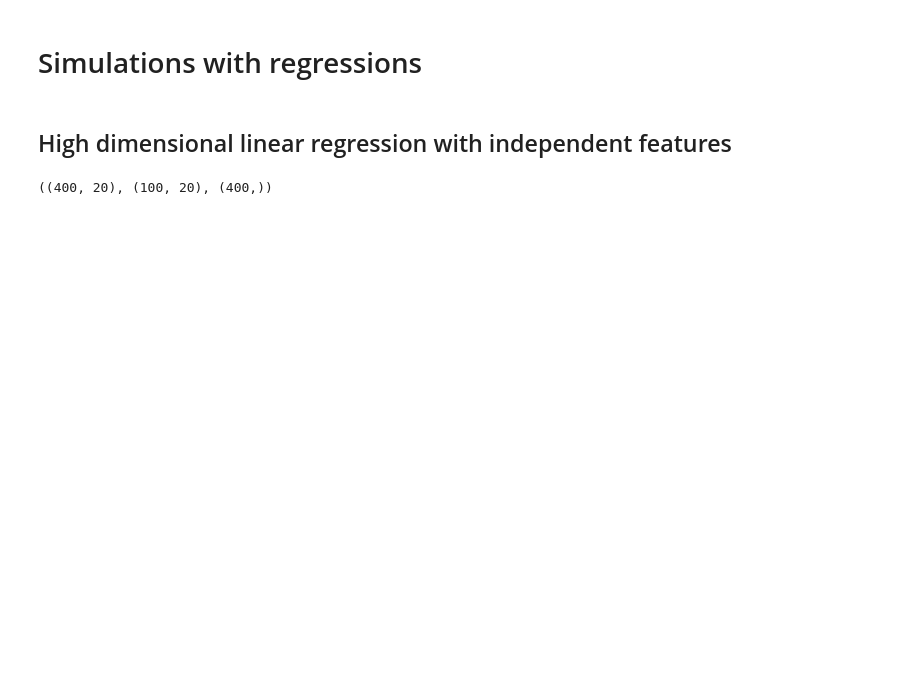
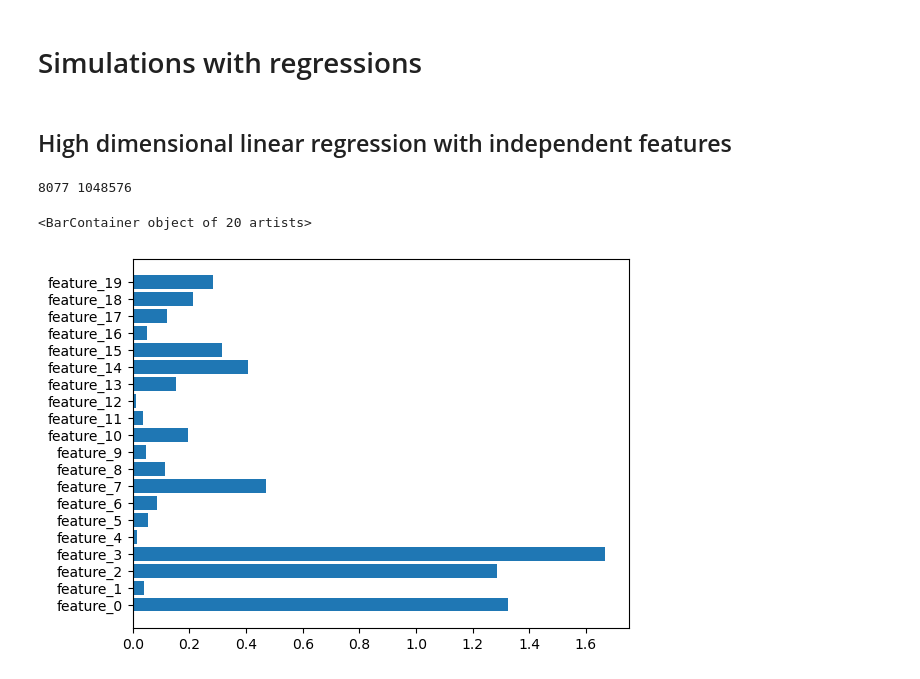
Before and after one commit to erialc-cal/ShapleyMP, a Jupyter notebook: Exp_SimulatedRegressions.ipynb, the cells around one changed output. Drawn from its saved outputs; the diff is of its cells as text; code cells hidden in the pictures; blank space fills up the shorter version.

```diff
--- a/Exp_SimulatedRegressions.ipynb
+++ b/Exp_SimulatedRegressions.ipynb
@@ -34,6 +34,6 @@ def normal_linear_model(N, M, sigma2=0.4, s=0.2):
     y = X@beta + eps
     return y, X, beta
 # %%
-N = 500
+N = 50000
 M = 20
 y, X, beta = normal_linear_model(N,M)
@@ -42,10 +40,9 @@ X_train, X_test, y_train, y_test = train_test_split(X, y, test_size=0.2)
-# %%
-X_train.shape, X_test.shape, y_train.shape
-# %% [output]
-((400, 20), (100, 20), (400,))
 # %%
 # fit a linear regression and evaluate shapley mp
-
+B = 10000
+x_ratio = 0.2
 model = LinearRegression()
-
-res = minipatch_regression(X_train, y_train, X_test, model, 0.2, 1000)
+res = minipatch_regression_loo(X, y, model, x_ratio, B)
+pred, in_mp_obs, in_mp_loo, in_mp_feature = res
+X_test = X[np.where(in_mp_loo == True)[1],:]
+shap_v = mp_shapley(X_test, res)
@@ -54,2 +49,10 @@ shap = mp_shapley(X_test, res)
+# %%
+all_features = np.unique(in_mp_feature,axis=0) # get all features sampled in MPs
+print(all_features.shape[0], 2**20)
+# %% [output]
+8077 1048576
 # %%
-plt.barh([i for i in range(M)], np.mean(np.abs(shap),axis=0))
+plt.barh(['feature_{}'.format(i) for i in range(M)], np.mean(np.abs(shap_v),axis=0))
+# %% [output]
+<BarContainer object of 20 artists>
+[figure, added]
```
Also changed, not shown: parts of 10 cells of this notebook, 4 other files.
